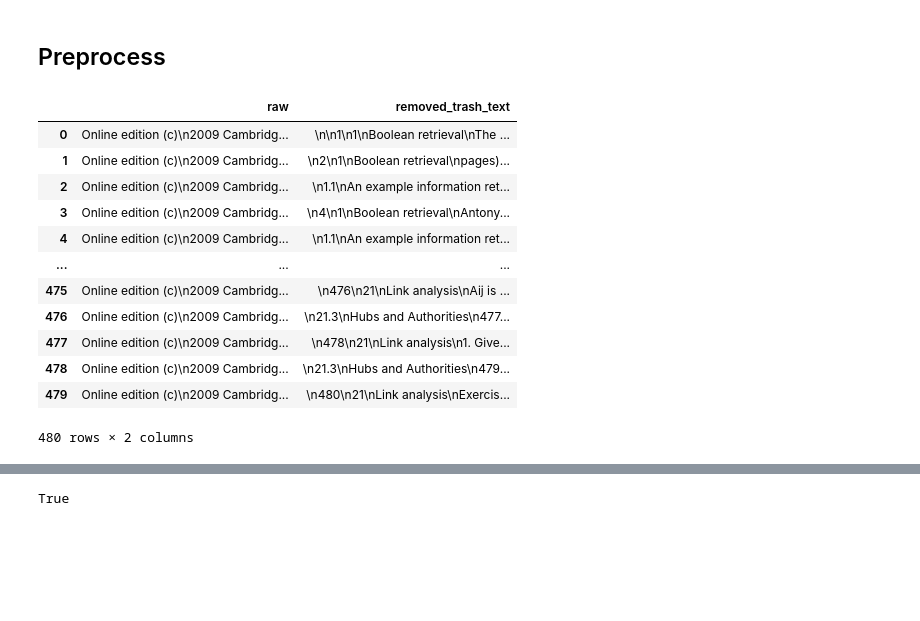
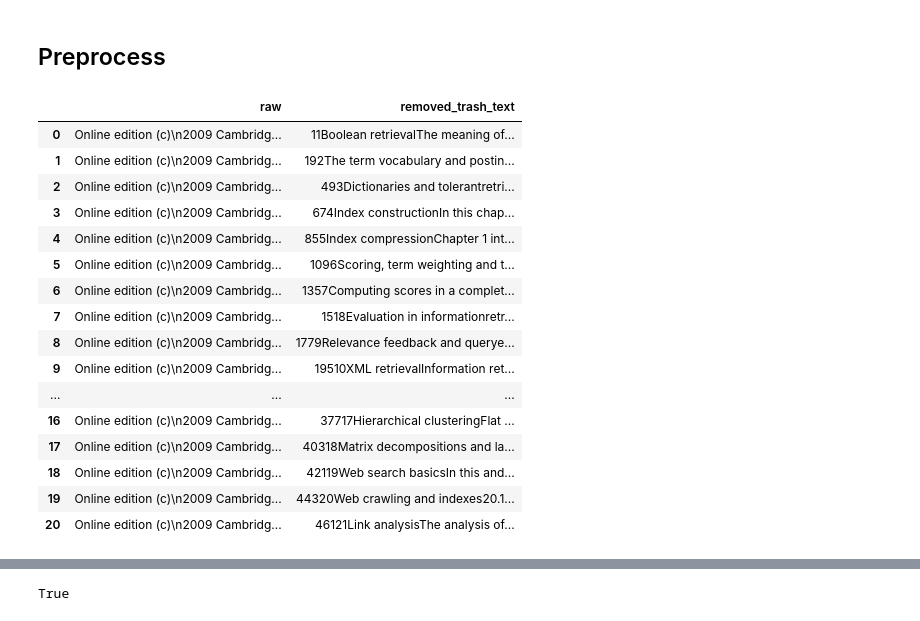
Before and after one commit to PaulLora/ir-2025A, a Jupyter notebook: notebooks/09apiusingirbook.ipynb, the cells around one changed output, grey strips where cells are left out. Saved outputs shown, nothing was run; the diff lists cells and outputs as text; code cells hidden in the pictures; blank space fills up the shorter version.

```diff
--- a/notebooks/09apiusingirbook.ipynb
+++ b/notebooks/09apiusingirbook.ipynb
@@ -29,0 +32,12 @@ import pymupdf
+# %%
+book_dict = doc[4]
+
+lines = book_dict.get_text("text").split('\n')
+
+lines = lines[7:]
+
+pages = [lines[i] for i in range(0, len(lines), 3)]
+pages
+# Iterate over each line
+# for line in lines:
+#     print(line)
@@ -59,6 +91,34 @@ corpus
 # %%
 import pandas as pd
 
-corpus_df = pd.DataFrame(corpus[37:517], columns=['raw'])
+corpus = corpus[37:517]
+
+print(f"Number of pages in corpus: {corpus}")
+
+# corpus
+
+
+# Convert page limits to integers
+page_limits = list(map(int, pages))
+
+
+# Prepare the groups
+groups = []
+
+print(f"range(len(page_limits) - 1): {range(len(page_limits) - 1)}  ")
+for i in range(len(page_limits) - 1):
+    start = page_limits[i] - 1  # -1 because Python uses 0-based indexing
+    end = page_limits[i+1] - 1  # up to but not including this index
+    groups.append(corpus[start:end])
+
+# Optionally, add the last group (from last page limit to end)
+groups.append(corpus[page_limits[-1] - 1:])
+
+# groups
+
+# Join each group into a single string
+group_texts = [' '.join(group) for group in groups]
+
+corpus_df = pd.DataFrame(group_texts, columns=['raw'])
 corpus_df
 # %% [output]
@@ -80,21 +145,27 @@ corpus_df
 # %%
 corpus_df["removed_trash_text"] = corpus_df["raw"].str.replace("Online edition (c)\n2009 Cambridge UP", "")
 corpus_df["removed_trash_text"] = corpus_df["removed_trash_text"].str.replace("DRAFT! © April 1, 2009 Cambridge University Press. Feedback welcome.", "")
+corpus_df["removed_trash_text"] = corpus_df["removed_trash_text"].str.replace("\n", "")
+
 corpus_df
 # %% [output]
 |  | raw | removed_trash_text |
-| 0 | Online edition (c)\n2009 Cambridg... | \n\n1\n1\nBoolean retrieval\nThe ... |
-| 1 | Online edition (c)\n2009 Cambridg... | \n2\n1\nBoolean retrieval\npages)... |
-| 2 | Online edition (c)\n2009 Cambridg... | \n1.1\nAn example information ret... |
-| 3 | Online edition (c)\n2009 Cambridg... | \n4\n1\nBoolean retrieval\nAntony... |
-| 4 | Online edition (c)\n2009 Cambridg... | \n1.1\nAn example information ret... |
+| 0 | Online edition (c)\n2009 Cambridg... | 11Boolean retrievalThe meaning of... |
+| 1 | Online edition (c)\n2009 Cambridg... | 192The term vocabulary and postin... |
+| 2 | Online edition (c)\n2009 Cambridg... | 493Dictionaries and tolerantretri... |
+| 3 | Online edition (c)\n2009 Cambridg... | 674Index constructionIn this chap... |
+| 4 | Online edition (c)\n2009 Cambridg... | 855Index compressionChapter 1 int... |
+| 5 | Online edition (c)\n2009 Cambridg... | 1096Scoring, term weighting and t... |
+| 6 | Online edition (c)\n2009 Cambridg... | 1357Computing scores in a complet... |
+| 7 | Online edition (c)\n2009 Cambridg... | 1518Evaluation in informationretr... |
+| 8 | Online edition (c)\n2009 Cambridg... | 1779Relevance feedback and querye... |
+| 9 | Online edition (c)\n2009 Cambridg... | 19510XML retrievalInformation ret... |
 | ... | ... | ... |
-| 475 | Online edition (c)\n2009 Cambridg... | \n476\n21\nLink analysis\nAij is ... |
-| 476 | Online edition (c)\n2009 Cambridg... | \n21.3\nHubs and Authorities\n477... |
-| 477 | Online edition (c)\n2009 Cambridg... | \n478\n21\nLink analysis\n1. Give... |
-| 478 | Online edition (c)\n2009 Cambridg... | \n21.3\nHubs and Authorities\n479... |
-| 479 | Online edition (c)\n2009 Cambridg... | \n480\n21\nLink analysis\nExercis... |
+| 16 | Online edition (c)\n2009 Cambridg... | 37717Hierarchical clusteringFlat ... |
+| 17 | Online edition (c)\n2009 Cambridg... | 40318Matrix decompositions and la... |
+| 18 | Online edition (c)\n2009 Cambridg... | 42119Web search basicsIn this and... |
+| 19 | Online edition (c)\n2009 Cambridg... | 44320Web crawling and indexes20.1... |
+| 20 | Online edition (c)\n2009 Cambridg... | 46121Link analysisThe analysis of... |
-480 rows × 2 columns
 # %%
 from nltk.corpus import stopwords
 from nltk.tokenize import word_tokenize
```
Also changed, not shown: parts of 10 cells of this notebook.
